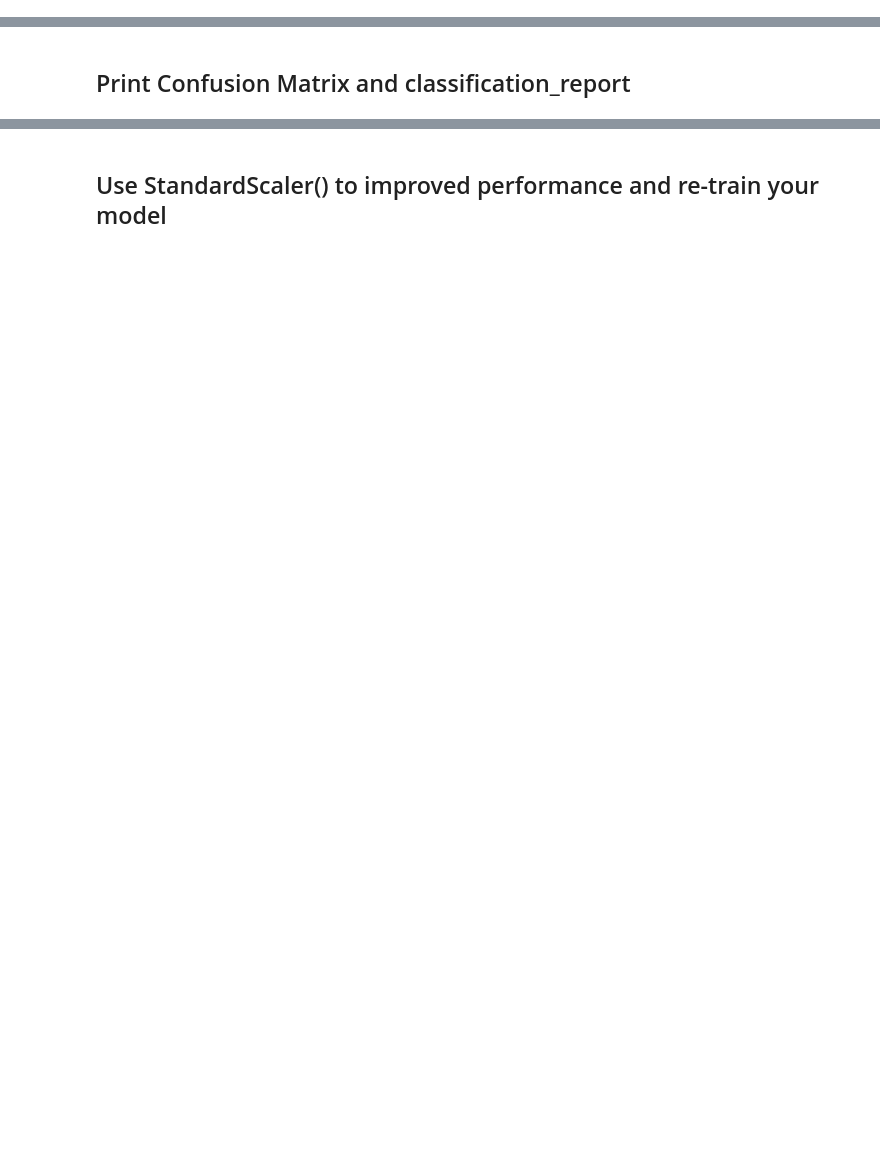
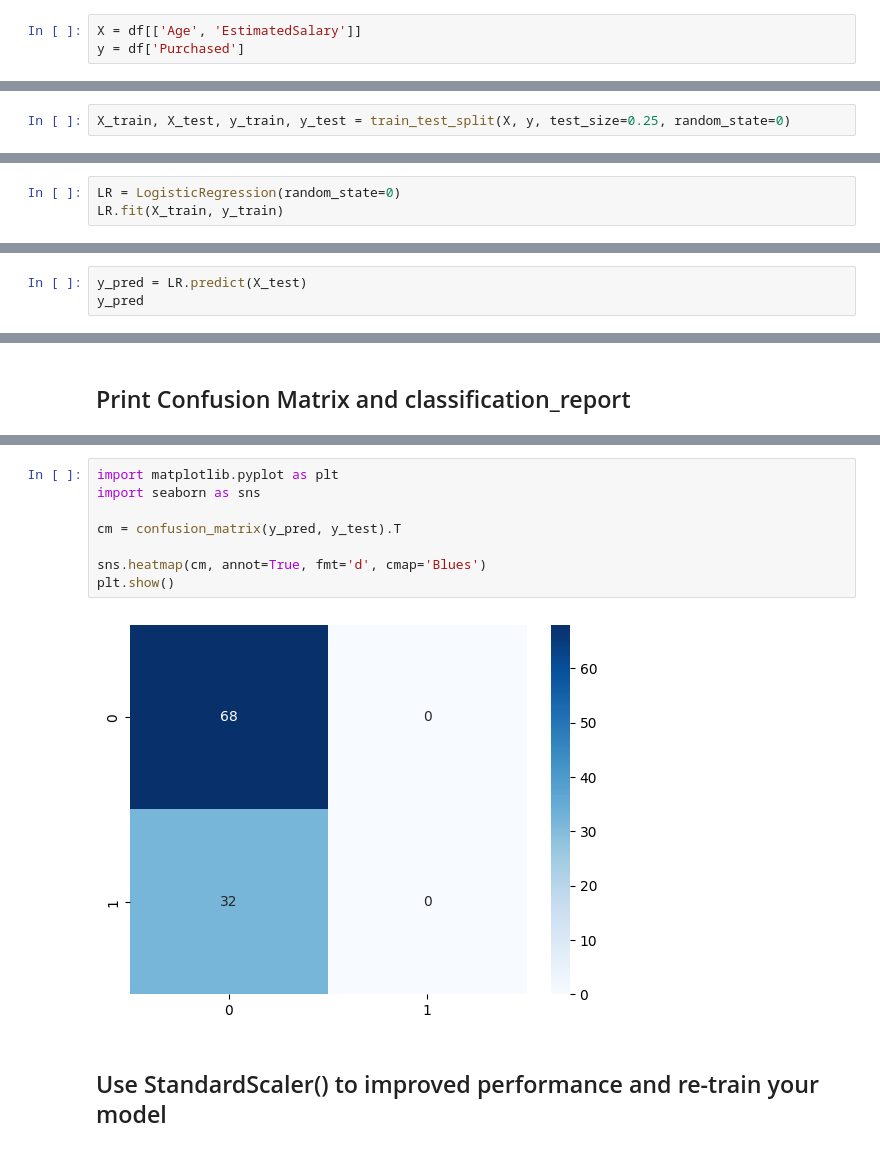
Before and after one commit to Tuwaiq-Data-Science-Bootcamp-V4/Logistic-Regression-Lab, a Jupyter notebook: LogisticRegression_Assignment.ipynb, the cells around one changed output, grey strips where cells are left out. Drawn from its saved outputs; the diff is of its cells as text; blank space fills up the shorter version.

```diff
--- a/LogisticRegression_Assignment.ipynb
+++ b/LogisticRegression_Assignment.ipynb
@@ -27,4 +36,7 @@ memory usage: 15.8+ KB
 # %% [markdown]
 ## Define X by selecting only the age and EstimatedSalary, and y with purchased column
+# %%
+X = df[['Age', 'EstimatedSalary']]
+y = df['Purchased']
 # %% [markdown]
 ## Print count of each label in Purchased column
@@ -46,5 +62,10 @@ Name: Purchased, dtype: int64
 # First: Logistic Regression model
 # %% [markdown]
 ## Split the dataset into Training set and Test set with test_size = 0.25 and random_state = 0
+# %%
+X_train, X_test, y_train, y_test = train_test_split(X, y, test_size=0.25, random_state=0)
 # %% [markdown]
 ## Train the model with random_state = 0
+# %%
+LR = LogisticRegression(random_state=0)
+LR.fit(X_train, y_train)
@@ -57,0 +76,3 @@ Name: Purchased, dtype: int64
+# %%
+y_pred = LR.predict(X_test)
+y_pred
@@ -99,2 +131,12 @@ weighted avg       0.46      0.68      0.55       100
+# %%
+import matplotlib.pyplot as plt
+import seaborn as sns
+
+cm = confusion_matrix(y_pred, y_test).T
+
+sns.heatmap(cm, annot=True, fmt='d', cmap='Blues')
+plt.show()
+# %% [output]
+[figure, added]
 # %% [markdown]
 ## Use StandardScaler() to improved performance and re-train your model
```
Also changed, not shown: parts of 32 cells of this notebook.
